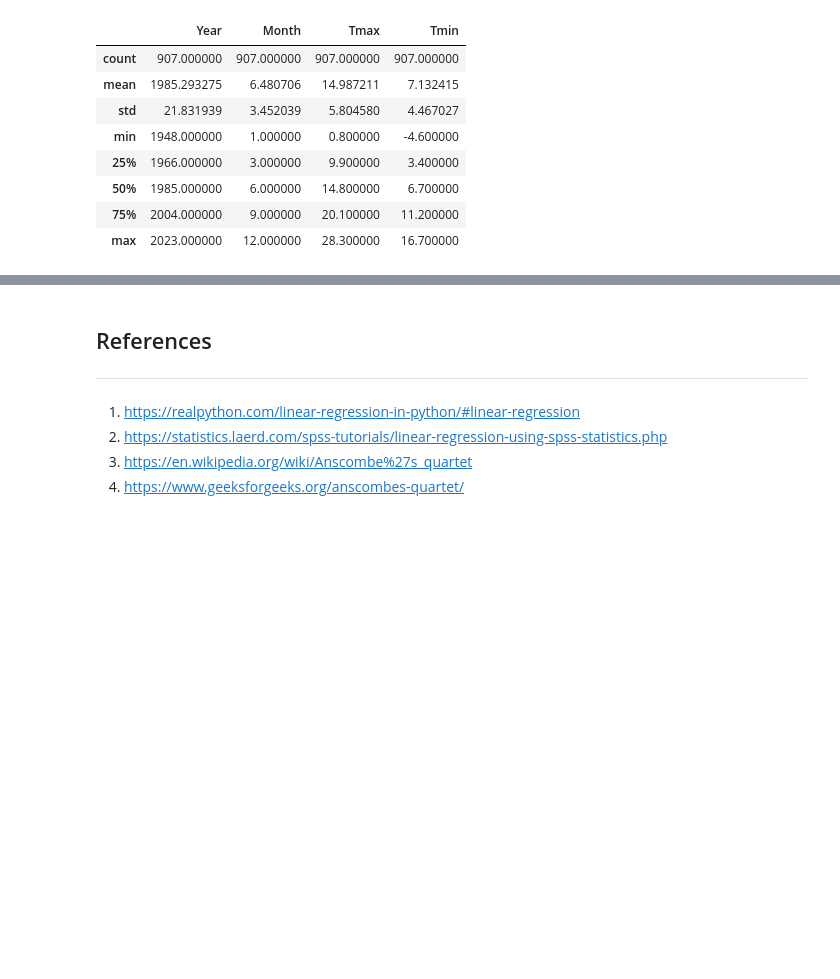
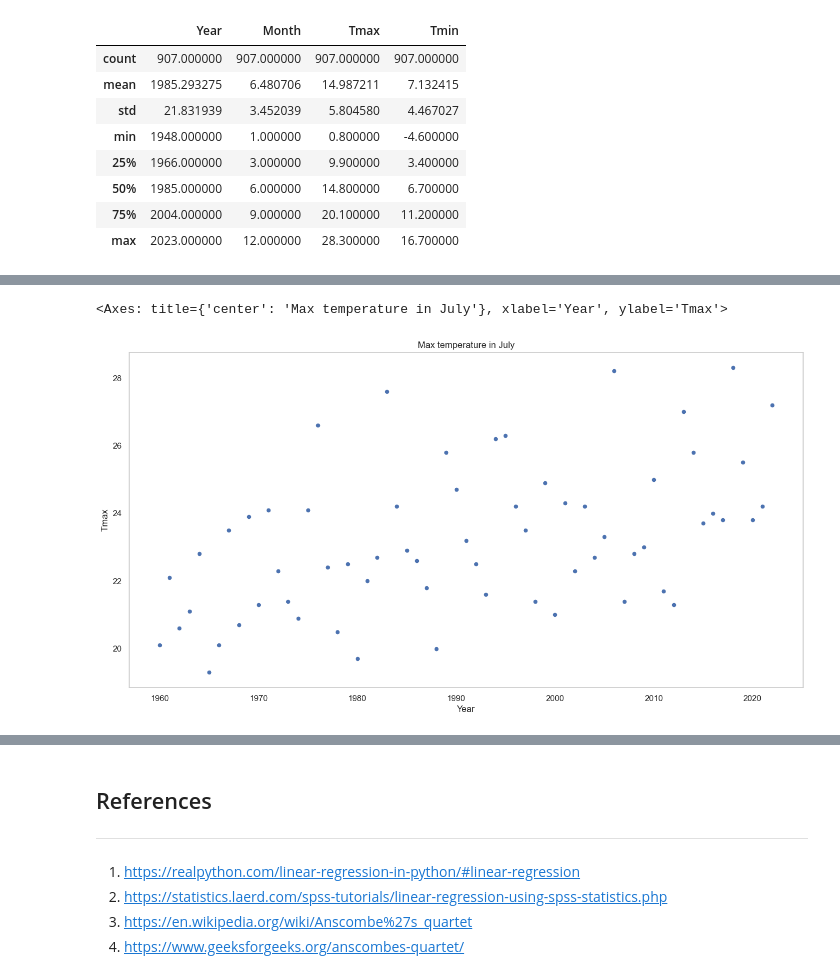
Before and after one commit to angelinka/machine_learning_assessment, a Jupyter notebook: regression.ipynb, the cells around one changed output, grey strips where cells are left out. Saved outputs shown, nothing was run; the diff lists cells and outputs as text; code cells hidden in the pictures; blank space fills up the shorter version.

```diff
--- a/regression.ipynb
+++ b/regression.ipynb
@@ -433,0 +457,9 @@ df.to_csv('data/weather.csv')
+# %%
+weather = pd.read_csv('data/weather.csv')
+july = weather.query('Month == 7')[['Year','Tmax']]
+# %%
+# draw a scatter plot using the scatter function from Pandas.
+july.plot.scatter(y='Tmax',x='Year', figsize = (16,8), title='Max temperature in July')
+# %% [output]
+<Axes: title={'center': 'Max temperature in July'}, xlabel='Year', ylabel='Tmax'>
+[figure, added]
```
Also changed, not shown: parts of 11 cells of this notebook, 1 other file.
